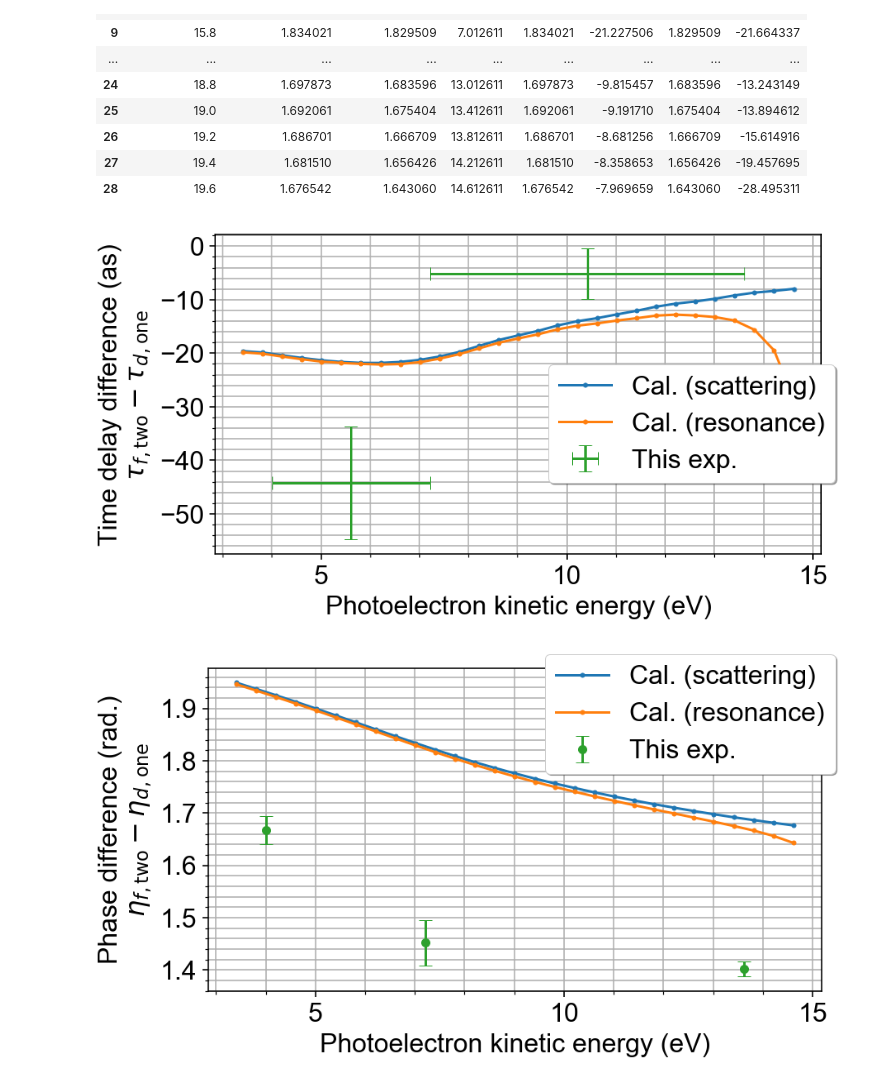
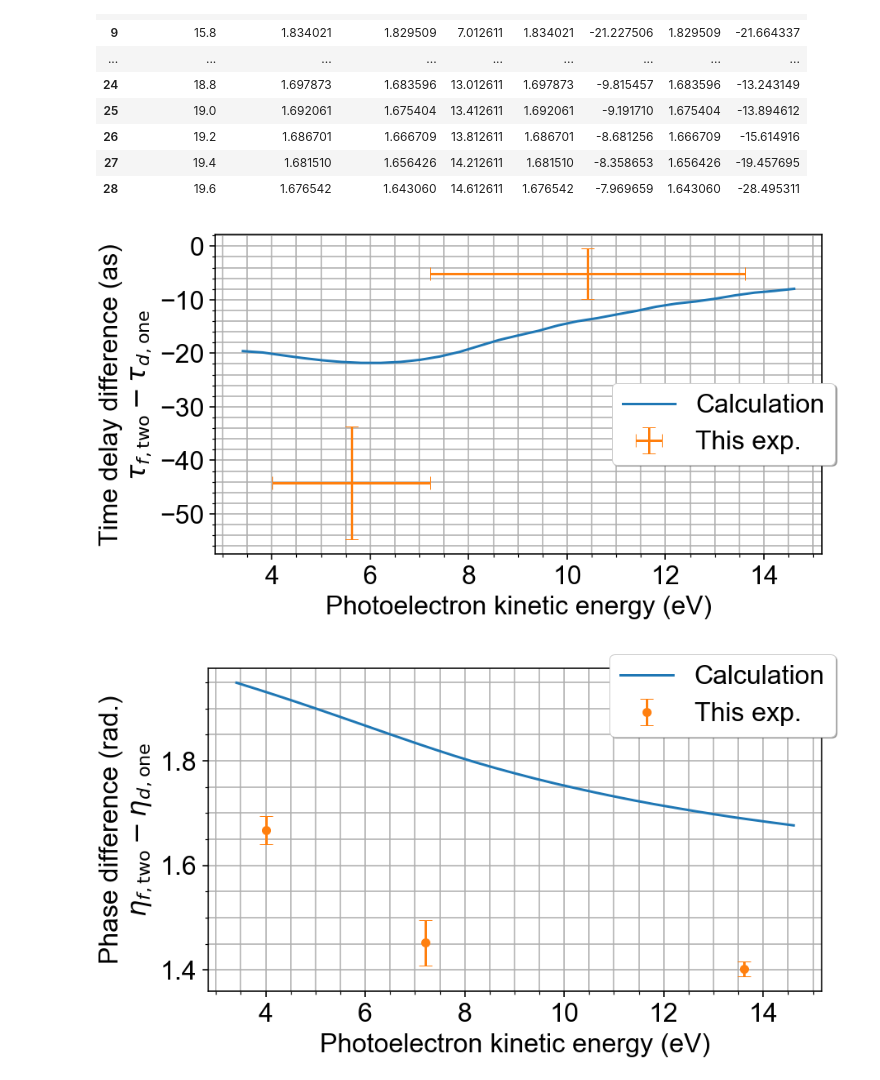
Before and after one commit to DaehyunPY/FERMI20144077, a Jupyter notebook: Notebooks/fig_compare_slide.ipynb, the cells around one changed output. Saved outputs shown, nothing was run; the diff lists cells and outputs as text; code cells hidden in the pictures.

```diff
--- a/Notebooks/fig_compare_slide.ipynb
+++ b/Notebooks/fig_compare_slide.ipynb
@@ -90,15 +90,16 @@ plt.figure(figsize=(13.3,7.6))
 plt.xlabel(r'Photoelectron kinetic energy (eV)')
 plt.ylabel('Time delay difference (as)\n' r'${\tau_f}_{\rm,two} - {\tau_d}_{\rm,one}$')
 
-plt.plot(the['ke'], the['dt_scatt'], '.-', label='Cal. (scattering)')
-plt.plot(the['ke'], the['dt_res'], '.-', label='Cal. (resonance)')
+plt.plot(the['ke'], the['dt_scatt'], '-', label='Calculation')
+# plt.plot(the['ke'], the['dt_scatt'], '.-', label='Cal. (scattering)')
+# plt.plot(the['ke'], the['dt_res'], '.-', label='Cal. (resonance)')
 plt.errorbar(dff['ke'], dff['dt'],
              xerr=dff['ke_err'], yerr=dff['dt_err'],
              fmt=',',
              label='This exp.')
 
-plt.locator_params(axis='x', steps=[1, 5, 10])
-plt.locator_params(axis='y', steps=[1, 5, 10])
+# plt.locator_params(axis='x', steps=[1, 5, 10])
+# plt.locator_params(axis='y', steps=[1, 5, 10])
 plt.grid(True, which='both')
 
 plt.figlegend(loc='center right', shadow=True)
@@ -107,29 +108,30 @@ pos = plt.gca().get_position()
 plt.savefig('Figures/fig_compare_dt_slide.pdf')
 plt.show()
 # %% [output]
-[figure, old version]
+[figure, new version]
 # %%
 plt.style.use('My Presentation.mplstyle')
 # plt.figure(figsize=(11.9,6.8))
 plt.figure(figsize=(13.3,7.6))
 plt.xlabel(r'Photoelectron kinetic energy (eV)')
 plt.ylabel('Phase difference (rad.)\n' r'${\eta_f}_{\rm,two} - {\eta_d}_{\rm,one}$')
 
-plt.plot(the['ke'], the['dph_scatt'], '.-', label='Cal. (scattering)')
-plt.plot(the['ke'], the['dph_res'], '.-', label='Cal. (resonance)')
+plt.plot(the['ke'], the['dph_scatt'], '-', label='Calculation')
+# plt.plot(the['ke'], the['dph_scatt'], '.-', label='Cal. (scattering)')
+# plt.plot(the['ke'], the['dph_res'], '.-', label='Cal. (resonance)')
 plt.errorbar(grp['ke'], grp['dph'],
              yerr=grp['dph_err'],
              fmt='o',
              label='This exp.')
 
-plt.locator_params(axis='x', steps=[1, 5, 10])
-plt.locator_params(axis='y', steps=[1, 5, 10])
+# plt.locator_params(axis='x', steps=[1, 5, 10])
+# plt.locator_params(axis='y', steps=[1, 5, 10])
 plt.grid(True, which='both')
 
 plt.figlegend(loc='upper right', shadow=True)
 plt.tight_layout()
 plt.gca().set_position(pos)
 plt.savefig('Figures/fig_compare_dph_slide.pdf')
 plt.show()
 # %% [output]
-[figure, old version]
+[figure, new version]
```
